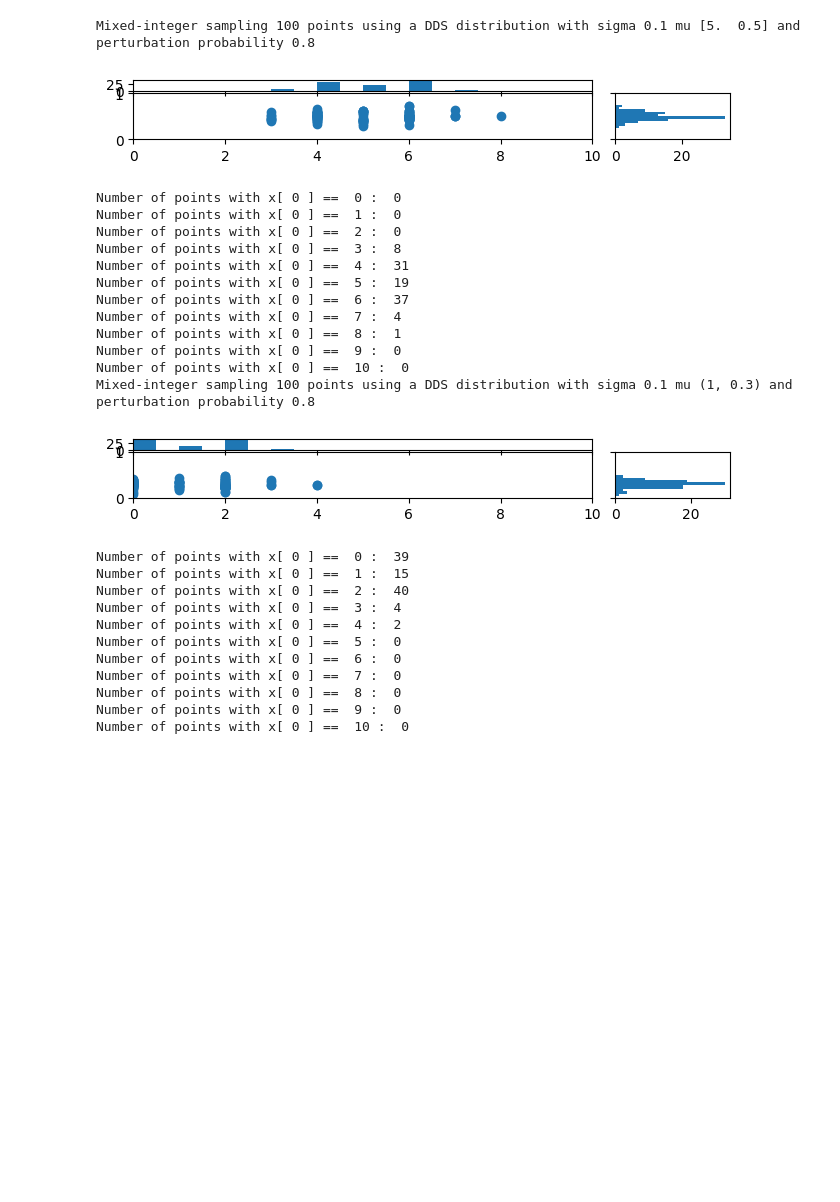
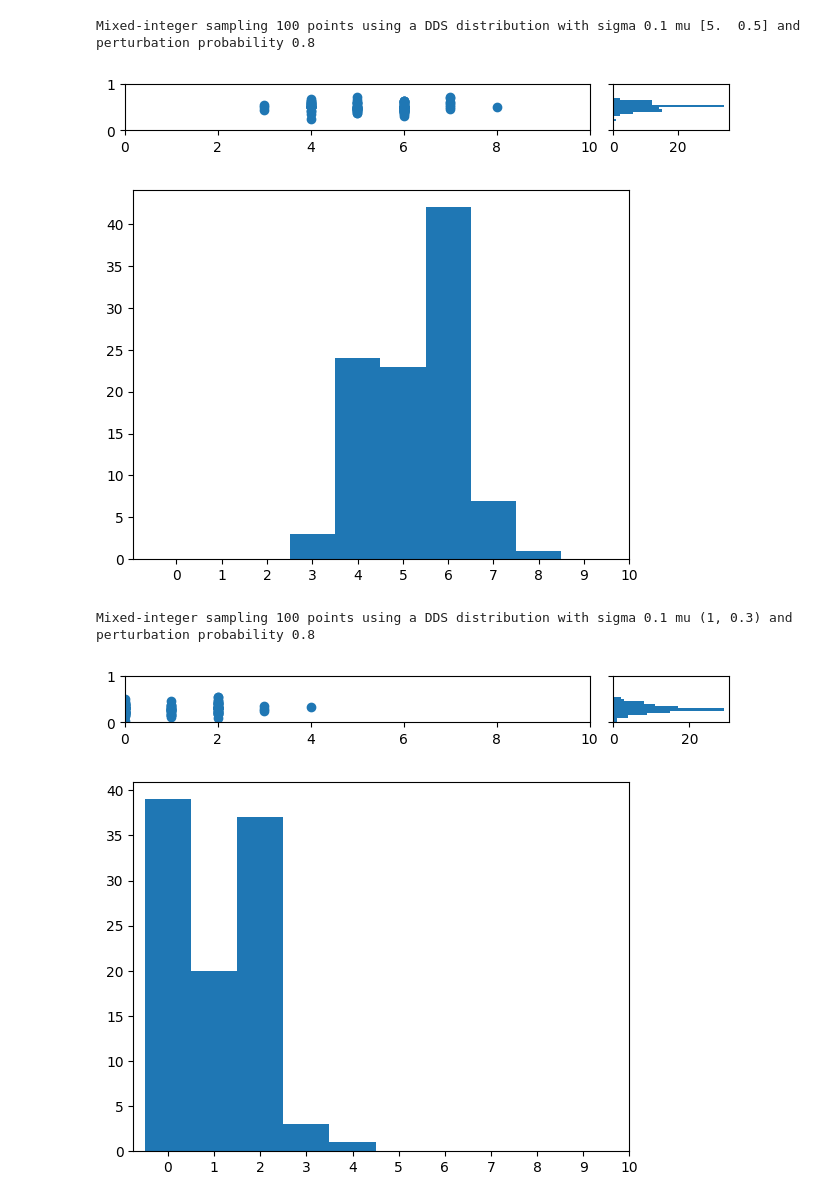
Before and after one commit to NREL/soogo, a Jupyter notebook: examples/sampling.ipynb, the cells around one changed output. Cells and saved outputs as stored; diff of their text form; code cells hidden in the pictures; blank space fills up the shorter version.

```diff
--- a/examples/sampling.ipynb
+++ b/examples/sampling.ipynb
@@ -363,76 +320,36 @@ print(
     sigma,
     "mu",
     mu,
     "and perturbation probability",
     probability,
 )
 sample = NormalSampler(m, sigma).get_dds_sample(
     bounds, mu=mu, probability=probability, iindex=iindex
 )
 plot_sample_2d(sample, bounds, iindex=iindex)
 
-for i in range(0,11):
-    print(
-        "Number of points with x[",
-        iindex[0],
-        "] == ",
-        i,
-        ": ",
-        np.sum(sample[:,iindex[0]] == i)
-        )
-
 sigma = 0.1
 mu = (1,0.3)
 probability = 0.8
 print(
     "Mixed-integer sampling",
     m,
     "points using a DDS distribution with sigma",
     sigma,
     "mu",
     mu,
     "and perturbation probability",
     probability,
 )
 sample = NormalSampler(m, sigma).get_dds_sample(
     bounds, mu=mu, probability=probability, iindex=iindex
 )
 plot_sample_2d(sample, bounds, iindex=iindex)
-
-for i in range(0,11):
-    print(
-        "Number of points with x[",
-        iindex[0],
-        "] == ",
-        i,
-        ": ",
-        np.sum(sample[:,iindex[0]] == i)
-        )
 # %% [output]
 Mixed-integer sampling 100 points using a DDS distribution with sigma 0.1 mu [5.  0.5] and perturbation probability 0.8
-[figure, old version]
+[figure, new version]
+[figure, new version]
-Number of points with x[ 0 ] ==  0 :  0
-Number of points with x[ 0 ] ==  1 :  0
-Number of points with x[ 0 ] ==  2 :  0
-Number of points with x[ 0 ] ==  3 :  8
-Number of points with x[ 0 ] ==  4 :  31
-Number of points with x[ 0 ] ==  5 :  19
-Number of points with x[ 0 ] ==  6 :  37
-Number of points with x[ 0 ] ==  7 :  4
-Number of points with x[ 0 ] ==  8 :  1
-Number of points with x[ 0 ] ==  9 :  0
-Number of points with x[ 0 ] ==  10 :  0
 Mixed-integer sampling 100 points using a DDS distribution with sigma 0.1 mu (1, 0.3) and perturbation probability 0.8
-[figure, old version]
-Number of points with x[ 0 ] ==  0 :  39
-Number of points with x[ 0 ] ==  1 :  15
-Number of points with x[ 0 ] ==  2 :  40
-Number of points with x[ 0 ] ==  3 :  4
-Number of points with x[ 0 ] ==  4 :  2
-Number of points with x[ 0 ] ==  5 :  0
-Number of points with x[ 0 ] ==  6 :  0
-Number of points with x[ 0 ] ==  7 :  0
-Number of points with x[ 0 ] ==  8 :  0
-Number of points with x[ 0 ] ==  9 :  0
-Number of points with x[ 0 ] ==  10 :  0
+[figure, added]
+[figure, added]
 # %%
```
Also changed, not shown: parts of 23 cells of this notebook.
